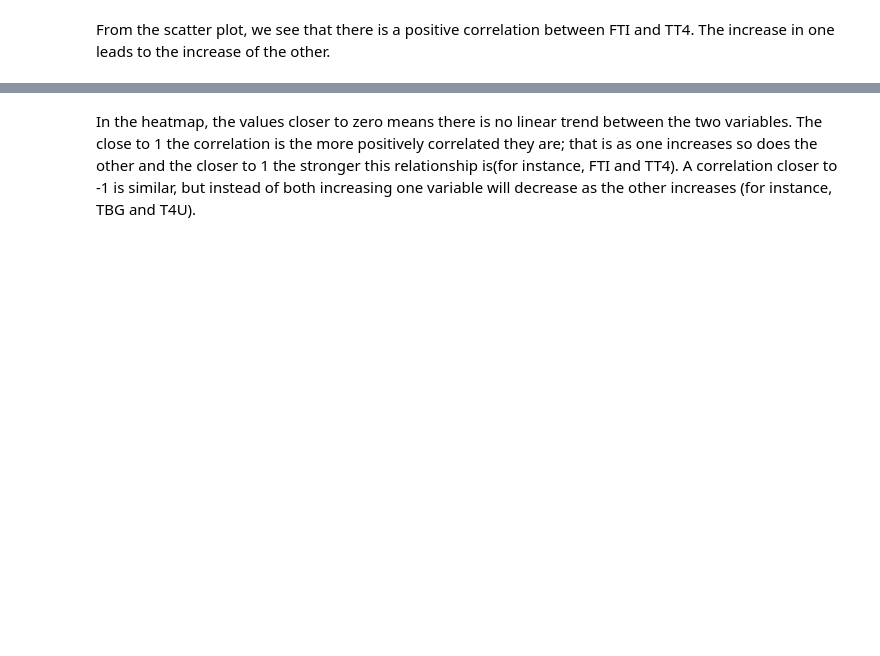
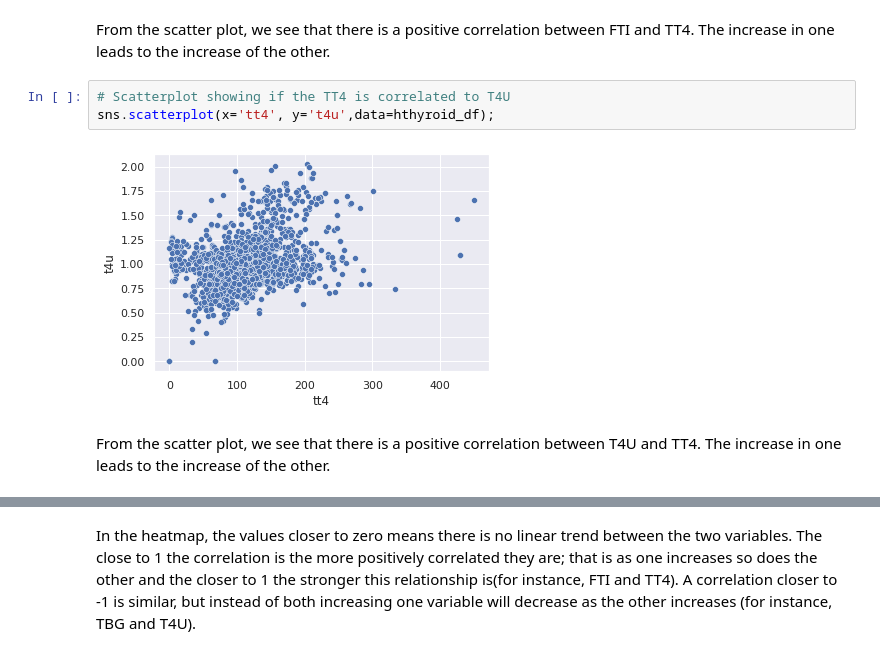
Before and after one commit to EstherOgutu/Nairobi-Hospital-Hypothyroidism-Analysis, a Jupyter notebook: Nairobi_Hospital.ipynb, the cells around one changed output, grey strips where cells are left out. Drawn from its saved outputs; the diff is of its cells as text; blank space fills up the shorter version.

```diff
--- a/Nairobi_Hospital.ipynb
+++ b/Nairobi_Hospital.ipynb
@@ -504,2 +540,9 @@ sns.scatterplot(x='tt4', y='fti',data=hthyroid_df);
 # %% [markdown]
 From the scatter plot, we see that there is a positive correlation between FTI and TT4. The increase in one leads to the increase of the other.
+# %%
+# Scatterplot showing if the TT4 is correlated to T4U
+sns.scatterplot(x='tt4', y='t4u',data=hthyroid_df);
+# %% [output]
+[figure, added]
+# %% [markdown]
+From the scatter plot, we see that there is a positive correlation between T4U and TT4. The increase in one leads to the increase of the other.
```
Also changed, not shown: parts of 107 cells of this notebook.
